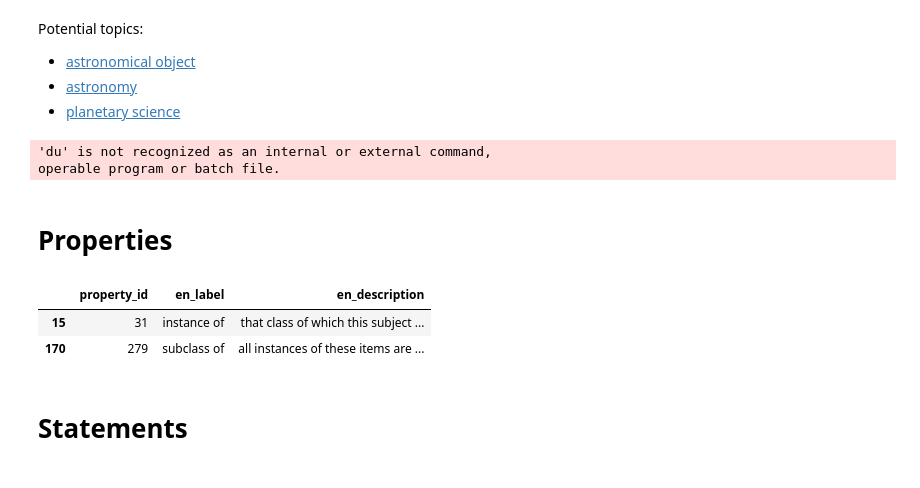
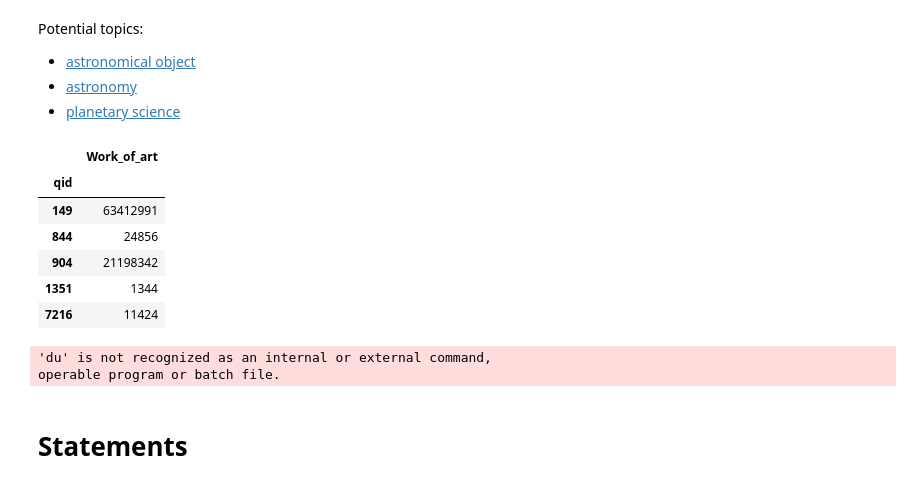
Before and after one commit to Vosloo/entity-linking, a Jupyter notebook: data_filtering.ipynb, the cells around one changed output. Saved outputs shown, nothing was run; the diff lists cells and outputs as text; code cells hidden in the pictures.

```diff
--- a/data_filtering.ipynb
+++ b/data_filtering.ipynb
@@ -14,3 +17,13 @@ import pandas as pd
+# %%
+data_filtered.head(5)
+# %% [output]
+|  | Work_of_art |
+| qid |  |
+| 149 | 63412991 |
+| 844 | 24856 |
+| 904 | 21198342 |
+| 1351 | 1344 |
+| 7216 | 11424 |
 # %%
 !du -h -d 1 data/archive/* | sort -hr
 # %% [output]
@@ -21,16 +34,6 @@ DATA_DIR = Path("data/archive")
 # %%
 def get_mem_usage(df):
     return round(df.memory_usage(index=True, deep=True).sum() / 1024 ** 2)
-# %% [markdown]
-# Properties
-# %%
-p_df = pd.read_csv(DATA_DIR / "property.csv")
-p_df = p_df[(p_df["property_id"] == 31) | (p_df["property_id"] == 279)] # instance of, subclass of
-p_df
-# %% [output]
-|  | property_id | en_label | en_description |
-| 15 | 31 | instance of | that class of which this subject ... |
-| 170 | 279 | subclass of | all instances of these items are ... |
 # %% [markdown]
 # Statements
 # %%
```
Also changed, not shown: parts of 29 cells of this notebook, 1 other file.
